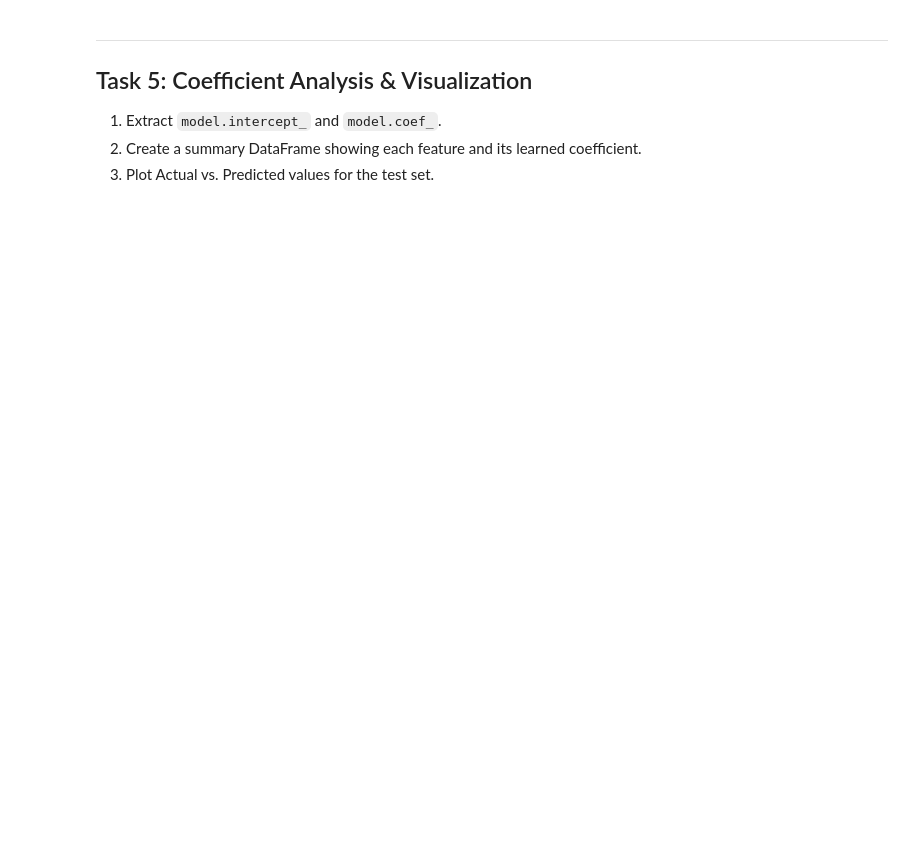
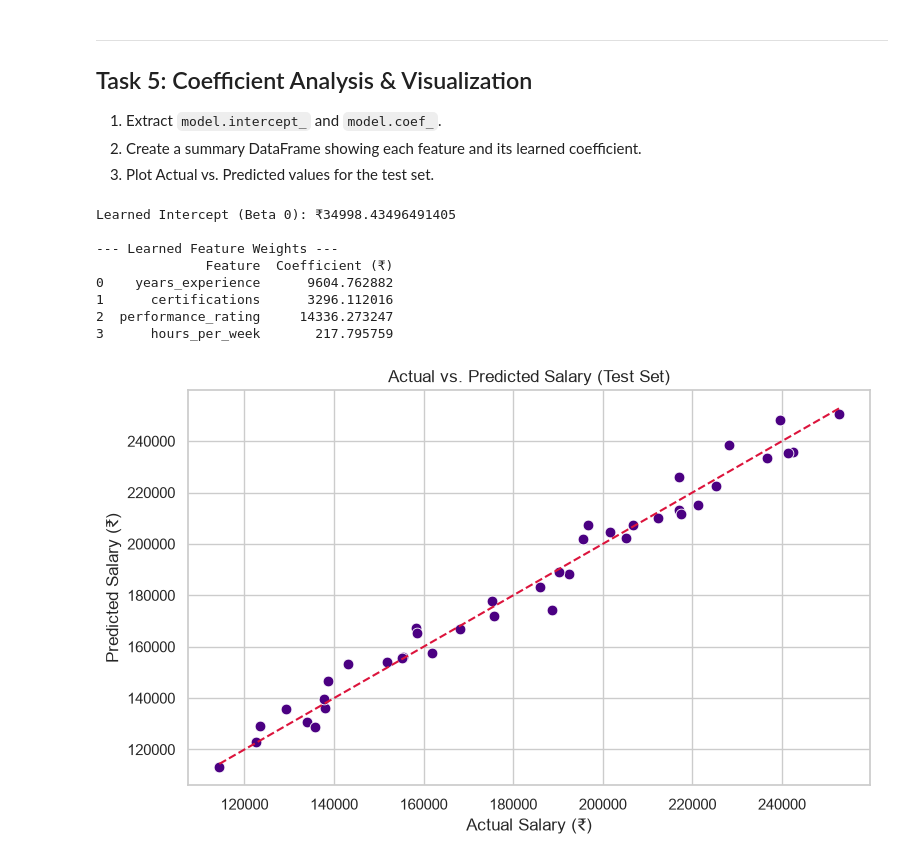
Before and after one commit to Nirmal991/ML_Practise, a Jupyter notebook: Day08/01_exercise_salary_prediction_starter.ipynb, the cells around one changed output. Saved outputs shown, nothing was run; the diff lists cells and outputs as text; code cells hidden in the pictures; blank space fills up the shorter version.

```diff
--- a/Day08/01_exercise_salary_prediction_starter.ipynb
+++ b/Day08/01_exercise_salary_prediction_starter.ipynb
@@ -86,11 +86,11 @@ print(df_salary.head())
 3. Split the data into **80% training** and **20% testing** sets using `train_test_split(random_state=42)`.
 # %%
 # TODO: Define X and y
-X = None
-y = None
+X = df_salary[["years_experience", "certifications", "performance_rating", "hours_per_week"]]
+y = df_salary["salary"]
 
 # TODO: Perform 80/20 train-test split
-# X_train, X_test, y_train, y_test = train_test_split(X, y, test_size=0.2, random_state=42)
+X_train, X_test, y_train, y_test = train_test_split(X, y, test_size=0.2, random_state=42)
 
-# print(f"Training set shape: {X_train.shape}")
-# print(f"Testing set shape : {X_test.shape}")
+print(f"Training set shape: {X_train.shape}")
+print(f"Testing set shape : {X_test.shape}")
@@ -101,7 +104,7 @@ y = None
 Instantiate Scikit-Learn's `LinearRegression` model and fit it **strictly on the training data** (`X_train`, `y_train`).
 # %%
 # TODO: Instantiate and fit LinearRegression model
-model = None
-# model.fit(X_train, y_train)
+model = LinearRegression()
+model.fit(X_train, y_train)
 
 print("Model training complete!")
@@ -115,18 +120,18 @@ print("Model training complete!")
    $$R^2_{\text{adj}} = 1 - \left[ \frac{(1 - R^2)(n - 1)}{n - p - 1} \right]$$
 # %%
 # TODO: Generate test set predictions
-y_pred = None
+y_pred = model.predict(X_test)
 
 # TODO: Calculate standard metrics
-mae = None
-mse = None
-rmse = None
-r2 = None
+mae =  mean_absolute_error(y_test,y_pred),
+mse = mean_squared_error(y_test, y_pred)
+rmse = root_mean_squared_error(y_test,y_pred)
+r2 = r2_score(y_test, y_pred)
 
 # TODO: Compute Adjusted R²
-# n = len(y_test)
-# p = X_train.shape[1]
-# adj_r2 = 1 - ((1 - r2) * (n - 1) / (n - p - 1))
+n = len(y_test)
+p = X_train.shape[1]
+adj_r2 = 1 - ((1 - r2) * (n - 1) / (n - p - 1))
 
 print("--- Evaluation Metrics (Test Set) ---")
 print(f"MAE        : ₹{mae}")
@@ -143,22 +155,32 @@ print(f"Adjusted R²: {adj_r2}")
 3. Plot Actual vs. Predicted values for the test set.
 # %%
 # TODO: Print intercept
-print(f"Learned Intercept (Beta 0): ₹{None}")
+print(f"Learned Intercept (Beta 0): ₹{model.intercept_}")
 
 # TODO: Create coefficient DataFrame
 coef_df = pd.DataFrame({
-    "Feature": None,
-    "Coefficient (₹)": None
+    "Feature": X.columns,
+    "Coefficient (₹)": model.coef_
 })
 print("\n--- Learned Feature Weights ---")
 print(coef_df)
 
 # TODO: Plot Actual vs Predicted Salary Scatter plot
 plt.figure(figsize=(8, 5))
-# sns.scatterplot(x=y_test, y=y_pred, color="indigo", s=60)
-# plt.plot([y_test.min(), y_test.max()], [y_test.min(), y_test.max()], color="crimson", linestyle="--")
+sns.scatterplot(x=y_test, y=y_pred, color="indigo", s=60)
+plt.plot([y_test.min(), y_test.max()], [y_test.min(), y_test.max()], color="crimson", linestyle="--")
 plt.title("Actual vs. Predicted Salary (Test Set)")
 plt.xlabel("Actual Salary (₹)")
 plt.ylabel("Predicted Salary (₹)")
 plt.tight_layout()
 plt.show()
+# %% [output]
+Learned Intercept (Beta 0): ₹34998.43496491405
+
+--- Learned Feature Weights ---
+              Feature  Coefficient (₹)
+0    years_experience      9604.762882
+1      certifications      3296.112016
+2  performance_rating     14336.273247
+3      hours_per_week       217.795759
+[figure, added]
```
Also changed, not shown: parts of 3 cells of this notebook, 3 other files.
